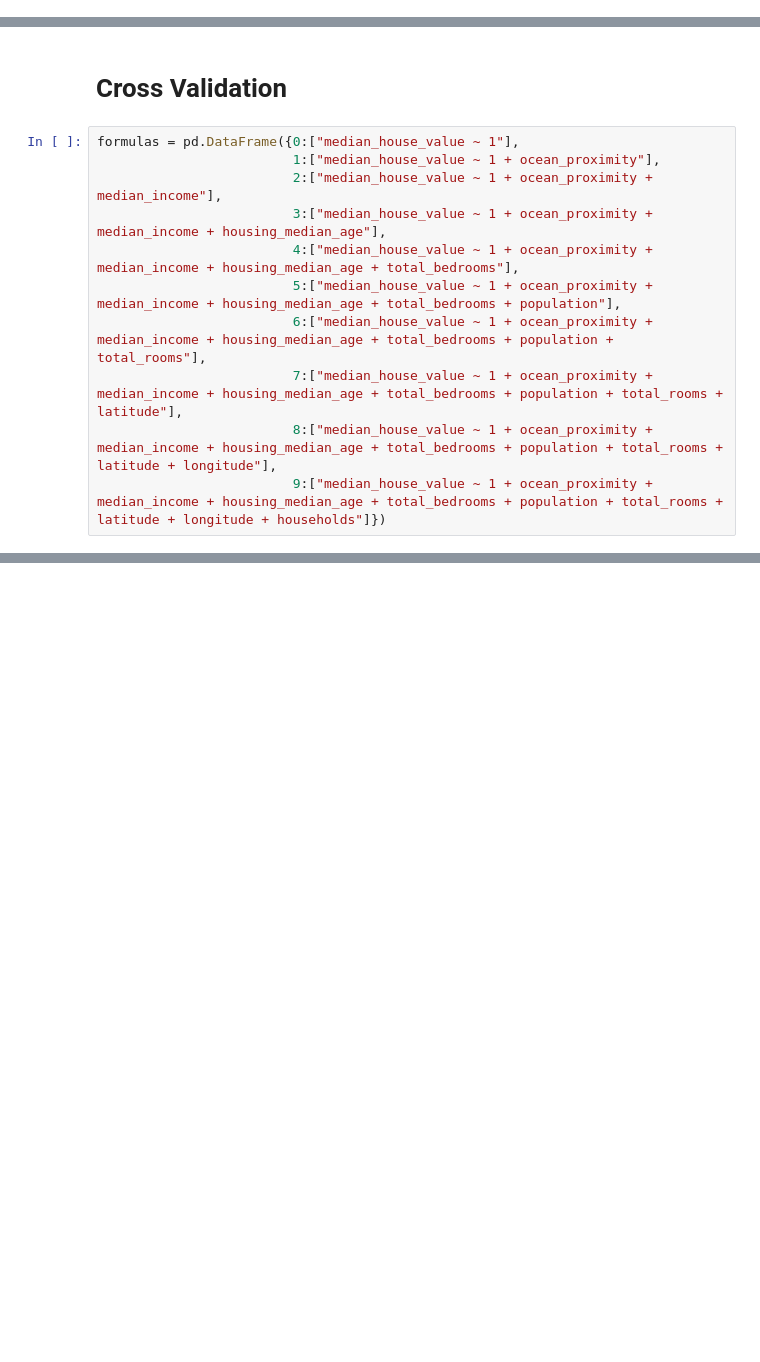
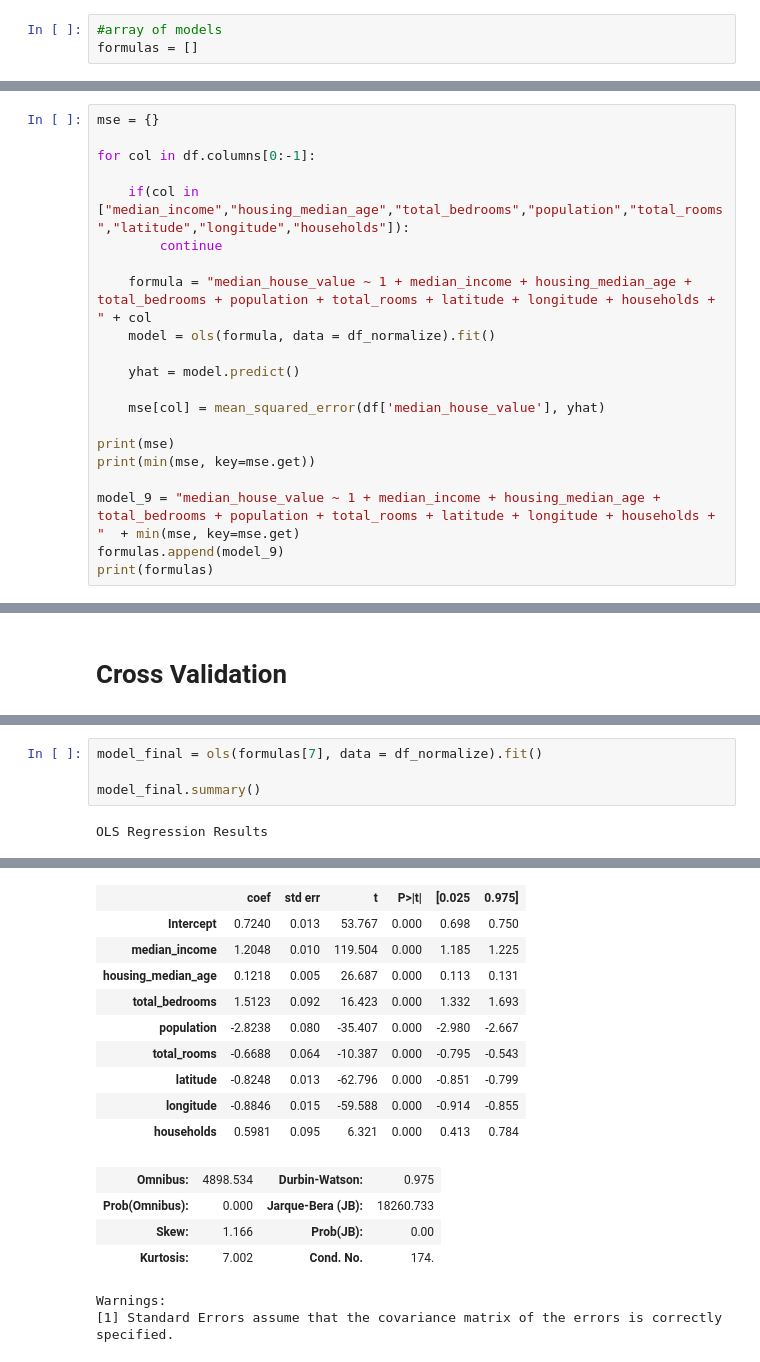
Before and after one commit to jjohashi/cogs109_finalproject, a Jupyter notebook: Cogs 109_housing_revised.ipynb, the cells around one changed output, grey strips where cells are left out. Saved outputs shown, nothing was run; the diff lists cells and outputs as text; blank space fills up the shorter version.

Commit message:
fixed +1 error and added cross validation

```diff
--- a/Cogs 109_housing_revised.ipynb
+++ b/Cogs 109_housing_revised.ipynb
@@ -576,0 +177,3 @@ Warnings:
+# %%
+#array of models
+formulas = []
@@ -576,0 +395,21 @@ Warnings:
+# %%
+mse = {}
+
+for col in df.columns[0:-1]:
+
+    if(col in ["median_income","housing_median_age","total_bedrooms","population","total_rooms","latitude","longitude","households"]):
+        continue
+
+    formula = "median_house_value ~ 1 + median_income + housing_median_age + total_bedrooms + population + total_rooms + latitude + longitude + households + " + col
+    model = ols(formula, data = df_normalize).fit()
+
+    yhat = model.predict()
+
+    mse[col] = mean_squared_error(df['median_house_value'], yhat)
+
+print(mse)
+print(min(mse, key=mse.get))
+
+model_9 = "median_house_value ~ 1 + median_income + housing_median_age + total_bedrooms + population + total_rooms + latitude + longitude + households + "  + min(mse, key=mse.get)
+formulas.append(model_9)
+print(formulas)
@@ -577,14 +429,3 @@ Warnings:
 # %% [markdown]
 # Cross Validation
-# %%
-formulas = pd.DataFrame({0:["median_house_value ~ 1"],
-                         1:["median_house_value ~ 1 + ocean_proximity"],
-                         2:["median_house_value ~ 1 + ocean_proximity + median_income"],
-                         3:["median_house_value ~ 1 + ocean_proximity + median_income + housing_median_age"],
-                         4:["median_house_value ~ 1 + ocean_proximity + median_income + housing_median_age + total_bedrooms"],
-                         5:["median_house_value ~ 1 + ocean_proximity + median_income + housing_median_age + total_bedrooms + population"],
-                         6:["median_house_value ~ 1 + ocean_proximity + median_income + housing_median_age + total_bedrooms + population + total_rooms"],
-                         7:["median_house_value ~ 1 + ocean_proximity + median_income + housing_median_age + total_bedrooms + population + total_rooms + latitude"],
-                         8:["median_house_value ~ 1 + ocean_proximity + median_income + housing_median_age + total_bedrooms + population + total_rooms + latitude + longitude"],
-                         9:["median_house_value ~ 1 + ocean_proximity + median_income + housing_median_age + total_bedrooms + population + total_rooms + latitude + longitude + households"]})
 # %%
@@ -628,0 +530,6 @@ mse_total
+# %%
+model_final = ols(formulas[7], data = df_normalize).fit()
+
+model_final.summary()
+# %% [output]
+OLS Regression Results
@@ -628,0 +545,16 @@ mse_total
+|  | coef | std err | t | P>|t| | [0.025 | 0.975] |
+| Intercept | 0.7240 | 0.013 | 53.767 | 0.000 | 0.698 | 0.750 |
+| median_income | 1.2048 | 0.010 | 119.504 | 0.000 | 1.185 | 1.225 |
+| housing_median_age | 0.1218 | 0.005 | 26.687 | 0.000 | 0.113 | 0.131 |
+| total_bedrooms | 1.5123 | 0.092 | 16.423 | 0.000 | 1.332 | 1.693 |
+| population | -2.8238 | 0.080 | -35.407 | 0.000 | -2.980 | -2.667 |
+| total_rooms | -0.6688 | 0.064 | -10.387 | 0.000 | -0.795 | -0.543 |
+| latitude | -0.8248 | 0.013 | -62.796 | 0.000 | -0.851 | -0.799 |
+| longitude | -0.8846 | 0.015 | -59.588 | 0.000 | -0.914 | -0.855 |
+| households | 0.5981 | 0.095 | 6.321 | 0.000 | 0.413 | 0.784 |
+| Omnibus: | 4898.534 | Durbin-Watson: | 0.975 |
+| Prob(Omnibus): | 0.000 | Jarque-Bera (JB): | 18260.733 |
+| Skew: | 1.166 | Prob(JB): | 0.00 |
+| Kurtosis: | 7.002 | Cond. No. | 174. |
+Warnings:
+[1] Standard Errors assume that the covariance matrix of the errors is correctly specified.
```
Also changed, not shown: parts of 50 cells of this notebook.
